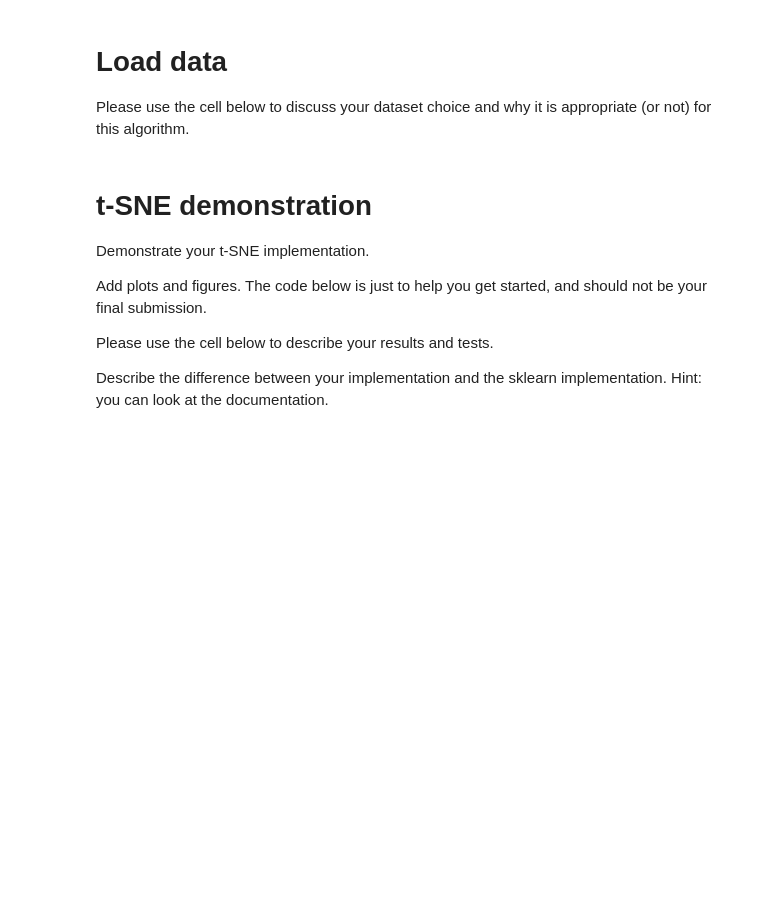
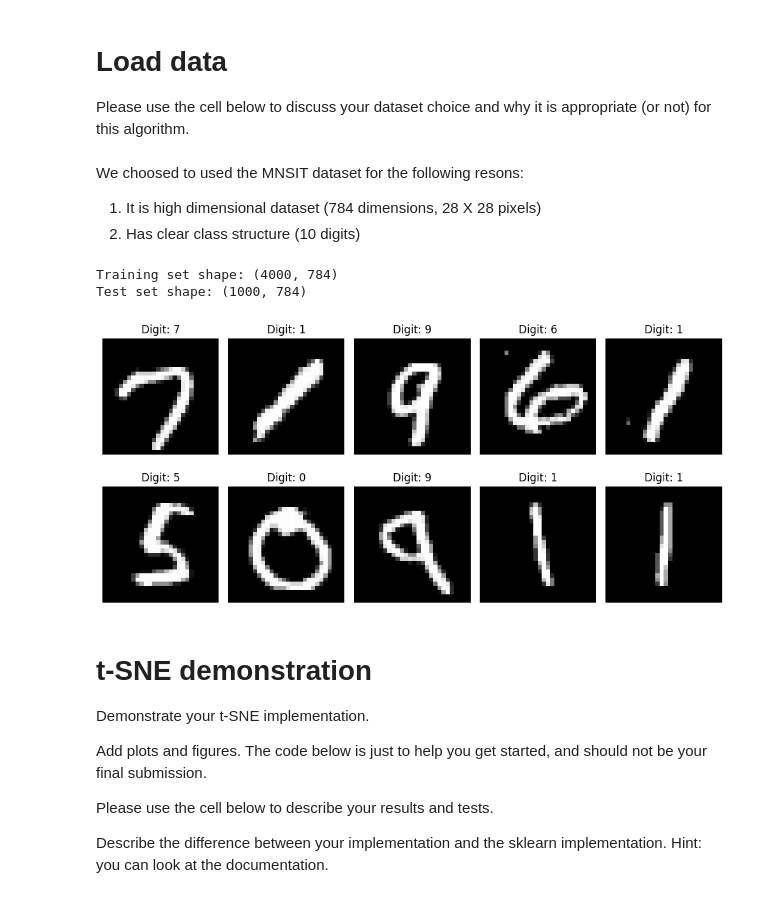
Before and after one commit to erel213/advance-machine-learning, a Jupyter notebook: hw1.ipynb, the cells around one changed output. Cells and saved outputs as stored; diff of their text form; code cells hidden in the pictures; blank space fills up the shorter version.

```diff
--- a/hw1.ipynb
+++ b/hw1.ipynb
@@ -140,12 +254,50 @@ class CustomTSNE:
 # %% [markdown]
 # Load data
 Please use the cell below to discuss your dataset choice and why it is appropriate (or not) for this algorithm.
+# %% [markdown]
+We choosed to used the MNSIT dataset for the following resons:
+1. It is high dimensional dataset (784 dimensions, 28 X 28 pixels)
+2. Has clear class structure (10 digits)
 # %%
 # Load data
+from sklearn.datasets import fetch_openml
+from sklearn.preprocessing import StandardScaler
+from sklearn.model_selection import train_test_split
+
+
+X, y = fetch_openml('mnist_784', version=1, return_X_y=True, as_frame=False)
+X = X.astype('float32')
+y = y.astype('int')
 
 # Normalize data if necessary
+X = (X - X.min()) / (X.max() - X.min()) # Min-Max
 
 # Split the data into train and test
+n_samples = 5000  # Using 5000 samples for demonstration
+X = X[:n_samples]
+y = y[:n_samples]
+
+X_train, X_test, y_train, y_test = train_test_split(
+    X, y, test_size=0.2, random_state=42
+)
+
+print(f"Training set shape: {X_train.shape}")
+print(f"Test set shape: {X_test.shape}")
+
+
+# Visualize some sample digits
+plt.figure(figsize=(10, 5))
+for i in range(10):
+    plt.subplot(2, 5, i + 1)
+    plt.imshow(X_train[i].reshape(28, 28), cmap='gray')
+    plt.title(f'Digit: {y_train[i]}')
+    plt.axis('off')
+plt.tight_layout()
+plt.show()
+# %% [output]
+Training set shape: (4000, 784)
+Test set shape: (1000, 784)
+[figure, added]
 # %% [markdown]
 # t-SNE demonstration
 Demonstrate your t-SNE implementation.
```
Also changed, not shown: parts of 4 cells of this notebook, 1 other file.
